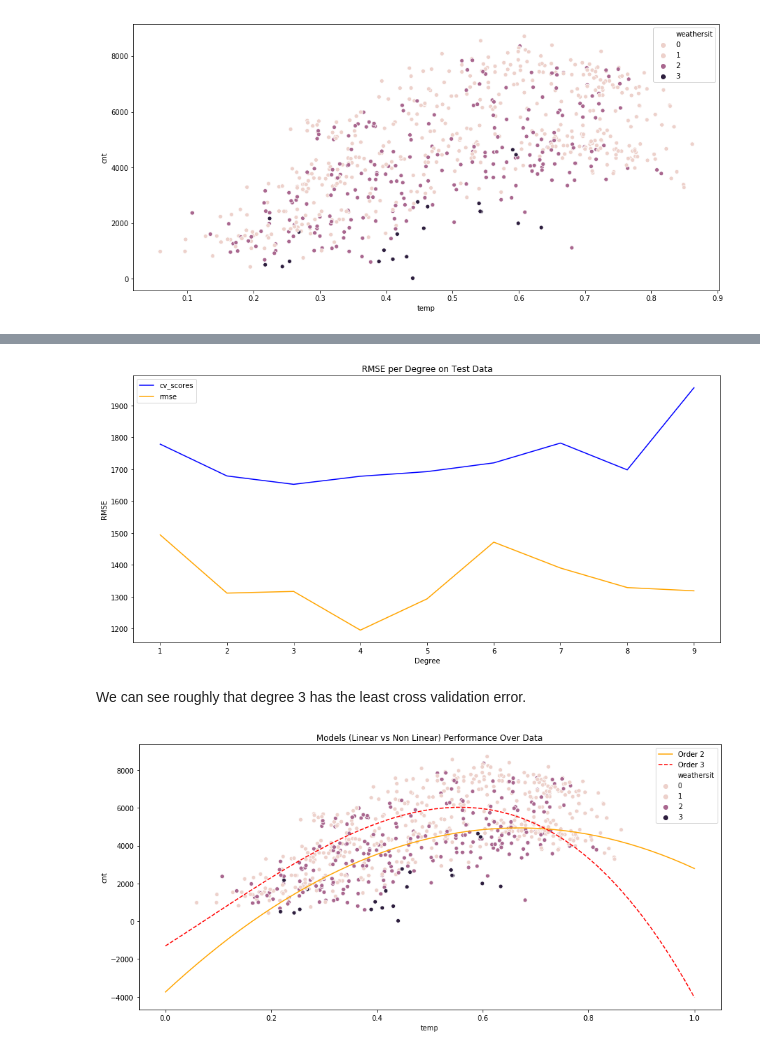
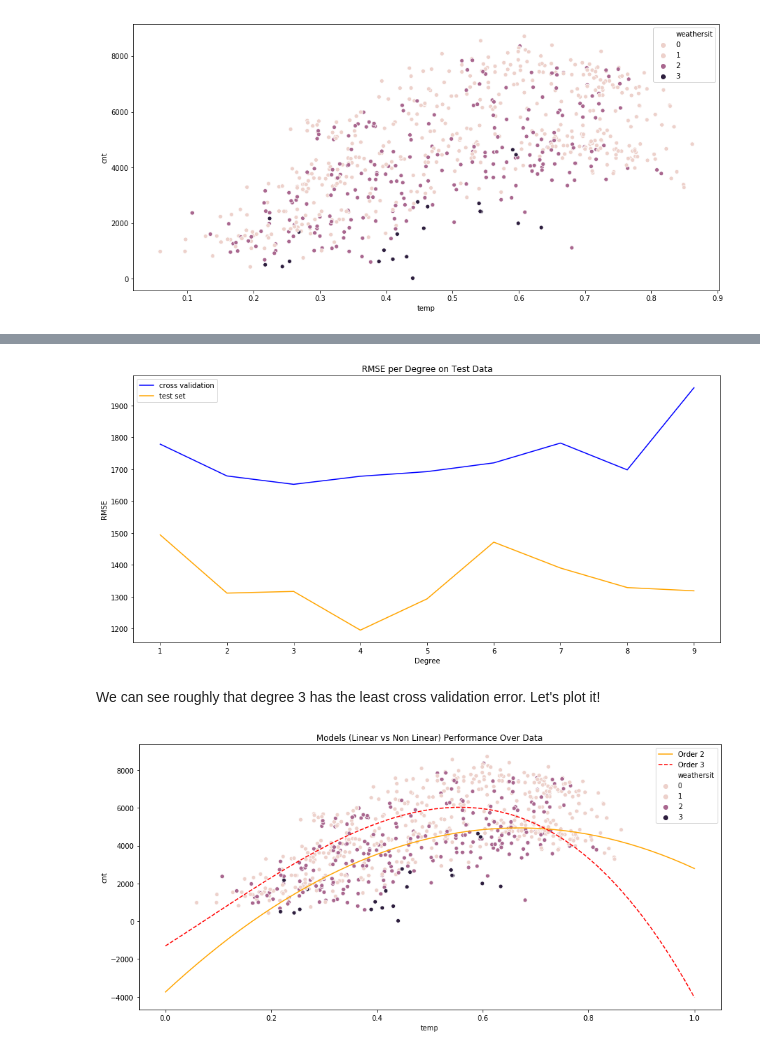
Before and after one commit to ariepratama/learnstats, a Jupyter notebook: 001-statistics_for_hackers/005 - CodeLab - Cross Validation.ipynb, the cells around one changed output, grey strips where cells are left out. Saved outputs shown, nothing was run; the diff lists cells and outputs as text; code cells hidden in the pictures.

```diff
--- a/001-statistics_for_hackers/005 - CodeLab - Cross Validation.ipynb
+++ b/001-statistics_for_hackers/005 - CodeLab - Cross Validation.ipynb
@@ -122,38 +124,38 @@ for degree in range(min_degree, max_degree):
     cv_score = cross_val_score(mdl, df[x_cols], df[y_col], cv=5, scoring=rmse_scorer).mean()
 
     X_train, X_test, y_train, y_test = train_test_split(df[x_cols], df[y_col], test_size=0.3)
     mdl.fit(X_train, y_train)
     score = rmse(y_test, mdl.predict(X_test))
 
     scores['cv_scores'].append(cv_score)
     scores['scores'].append(score)
 
 
 
 
 
 f, ax = plt.subplots(figsize=(15, 7))
 plt.plot(
     [degree for degree in range(min_degree, max_degree)],
     scores['cv_scores'],
-    label='cv_scores',
+    label='cross validation',
     color='blue'
 )
 plt.plot(
     [degree for degree in range(min_degree, max_degree)],
     scores['scores'],
-    label='rmse',
+    label='test set',
     color='orange'
 )
 plt.xlabel('Degree')
 plt.ylabel('RMSE')
 plt.title('RMSE per Degree on Test Data')
 plt.legend()
 plt.show()
 # %% [output]
-[figure, old version]
+[figure, new version]
 # %% [markdown]
-We can see roughly that degree 3 has the least cross validation error.
+We can see roughly that degree 3 has the least cross validation error. Let's plot it!
 # %%
 X_train, _, y_train, _ = train_test_split(df[x_cols], df[y_col], test_size=0.3)
 mdl = make_pipeline(
```
Also changed, not shown: parts of 5 cells of this notebook, 1 other file.
